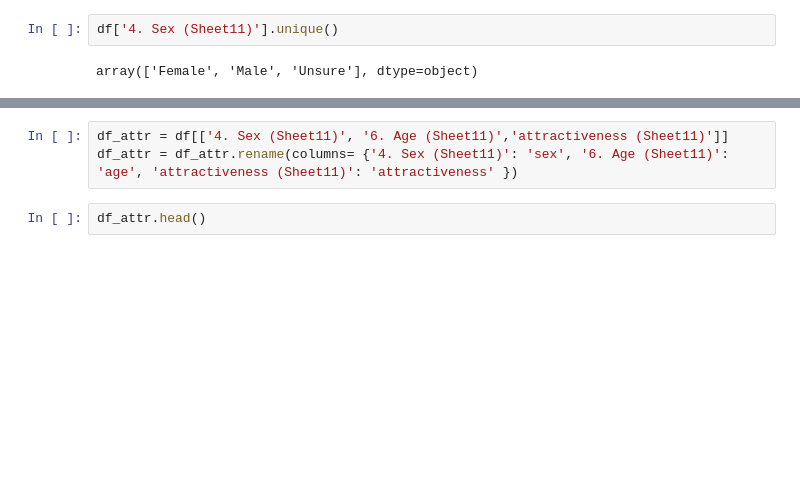
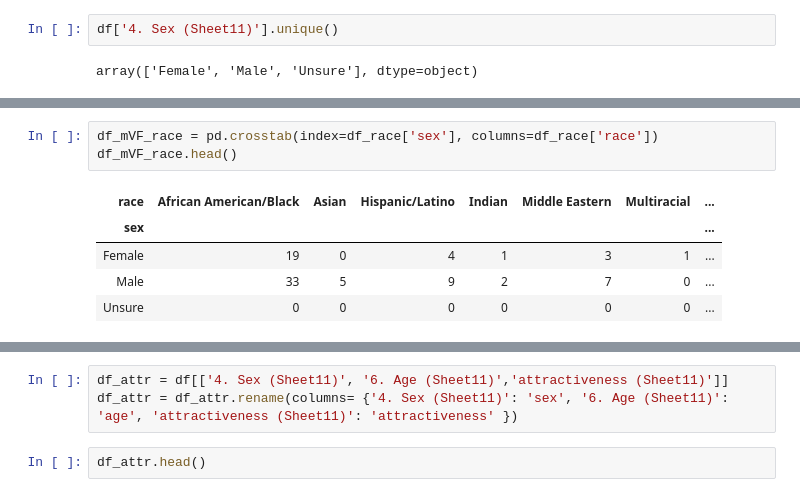
Before and after one commit to Davidfu777/Race-and-gender-in-Hollywood, a Jupyter notebook: docs/data/Race and Hollywood data processing.ipynb, the cells around one changed output, grey strips where cells are left out. Cells and saved outputs as stored; diff of their text form; blank space fills up the shorter version.

```diff
--- a/docs/data/Race and Hollywood data processing.ipynb
+++ b/docs/data/Race and Hollywood data processing.ipynb
@@ -47,0 +67,9 @@ array(['Female', 'Male', 'Unsure'], dtype=object)
+# %%
+df_mVF_race = pd.crosstab(index=df_race['sex'], columns=df_race['race'])
+df_mVF_race.head()
+# %% [output]
+| race | African American/Black | Asian | Hispanic/Latino | Indian | Middle Eastern | Multiracial | ... |
+| sex |  |  |  |  |  |  | ... |
+| Female | 19 | 0 | 4 | 1 | 3 | 1 | ... |
+| Male | 33 | 5 | 9 | 2 | 7 | 0 | ... |
+| Unsure | 0 | 0 | 0 | 0 | 0 | 0 | ... |
```
Also changed, not shown: parts of 6 cells of this notebook, 5 other files.
